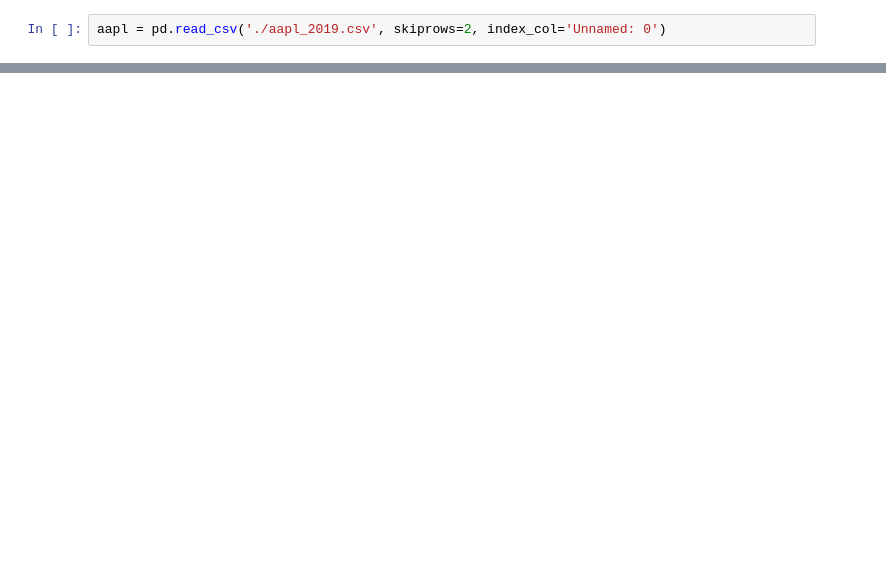
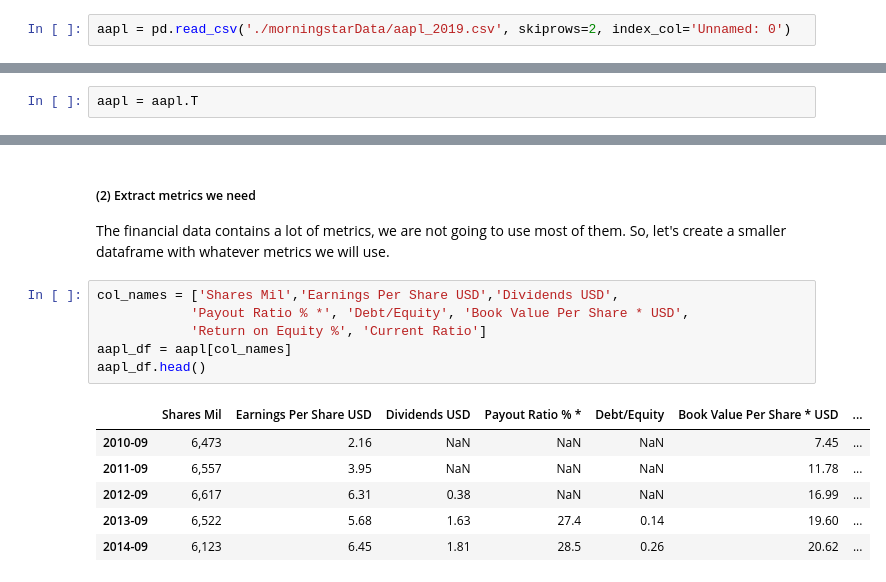
Before and after one commit to maxdemaio/invest, a Jupyter notebook: stockAnalysis.ipynb, the cells around one changed output, grey strips where cells are left out. Cells and saved outputs as stored; diff of their text form; blank space fills up the shorter version.

Commit message:
Moved stock data to Morning Star folder

```diff
--- a/stockAnalysis.ipynb
+++ b/stockAnalysis.ipynb
@@ -20,5 +9,5 @@ Requirement already satisfied: six>=1.5 in c:\programdata\anaconda3\lib\site-pac
 # %%
-aapl = pd.read_csv('./aapl_2019.csv', skiprows=2, index_col='Unnamed: 0')
+aapl = pd.read_csv('./morningstarData/aapl_2019.csv', skiprows=2, index_col='Unnamed: 0')
 # %%
 aapl.head()
 # %% [output]
@@ -30,0 +255,2 @@ aapl.head()
+# %%
+aapl = aapl.T
@@ -30,0 +267,16 @@ aapl.head()
+# %% [markdown]
+##### (2) Extract metrics we need
+The financial data contains a lot of metrics, we are not going to use most of them. So, let's create a smaller dataframe with whatever metrics we will use.
+# %%
+col_names = ['Shares Mil','Earnings Per Share USD','Dividends USD',
+            'Payout Ratio % *', 'Debt/Equity', 'Book Value Per Share * USD',
+            'Return on Equity %', 'Current Ratio']
+aapl_df = aapl[col_names]
+aapl_df.head()
+# %% [output]
+|  | Shares Mil | Earnings Per Share USD | Dividends USD | Payout Ratio % * | Debt/Equity | Book Value Per Share * USD | ... |
+| 2010-09 | 6,473 | 2.16 | NaN | NaN | NaN | 7.45 | ... |
+| 2011-09 | 6,557 | 3.95 | NaN | NaN | NaN | 11.78 | ... |
+| 2012-09 | 6,617 | 6.31 | 0.38 | NaN | NaN | 16.99 | ... |
+| 2013-09 | 6,522 | 5.68 | 1.63 | 27.4 | 0.14 | 19.60 | ... |
+| 2014-09 | 6,123 | 6.45 | 1.81 | 28.5 | 0.26 | 20.62 | ... |
```
Also changed, not shown: parts of 43 cells of this notebook, 2 other files.
